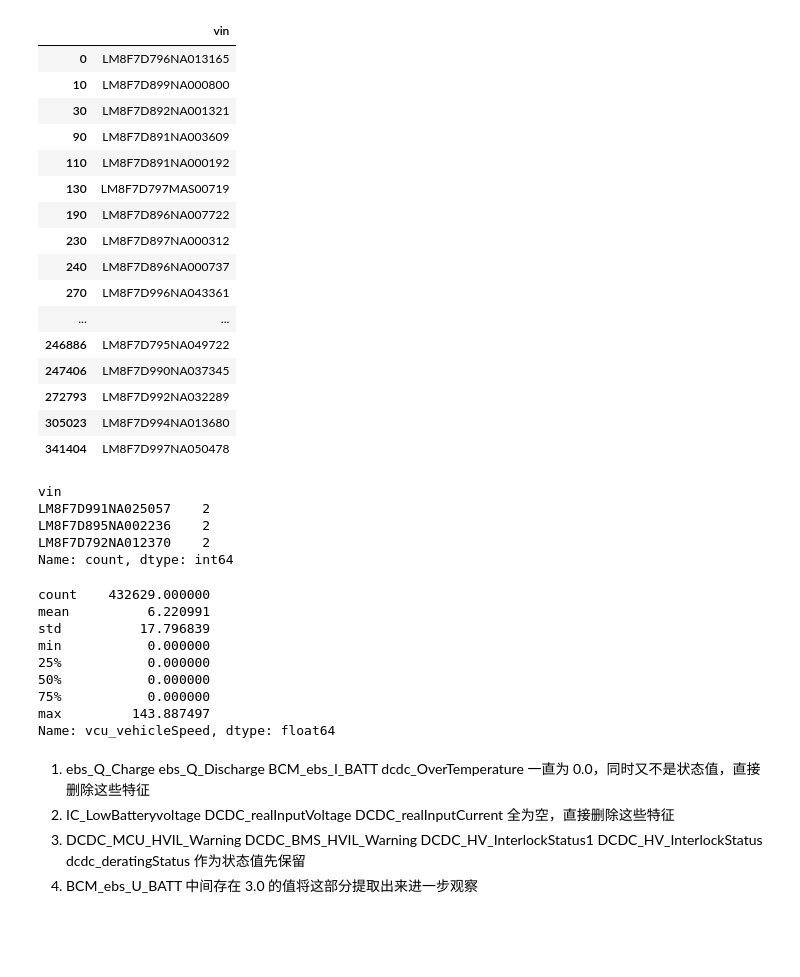
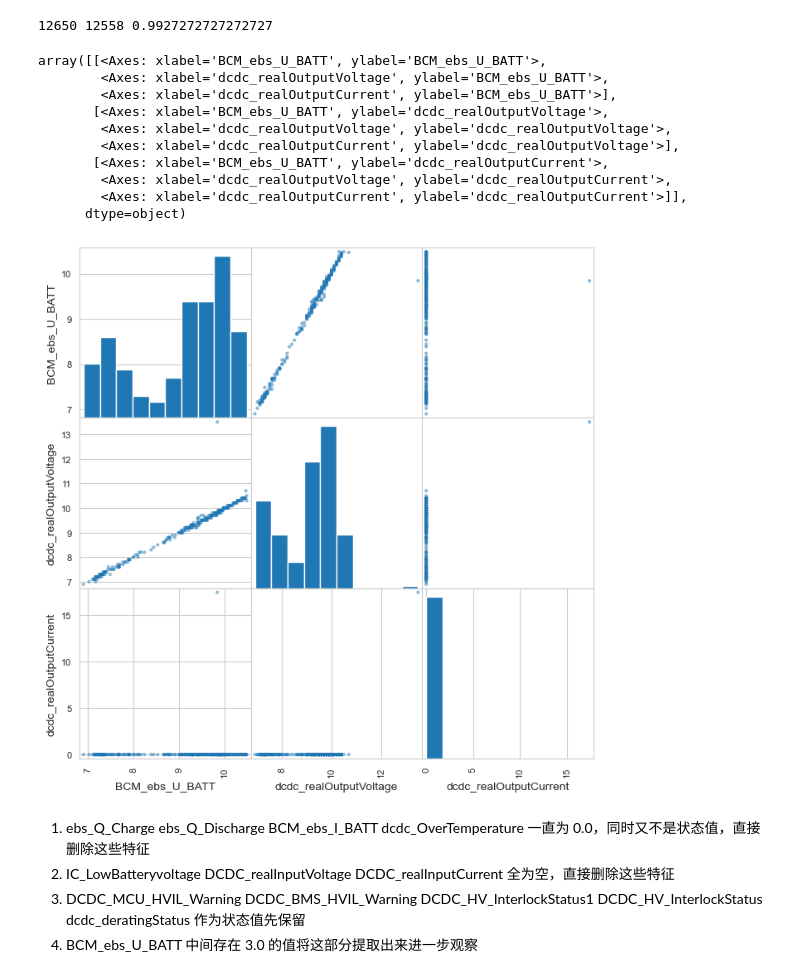
Before and after one commit to kailanyue/pydata, a Jupyter notebook: mycode/all_data.ipynb, the cells around one changed output. Cells and saved outputs as stored; diff of their text form; code cells hidden in the pictures; blank space fills up the shorter version.

```diff
--- a/mycode/all_data.ipynb
+++ b/mycode/all_data.ipynb
@@ -4,5 +4,7 @@ import pandas as pd
 from pandas.plotting import scatter_matrix
 # %%
 data_raw = pd.read_parquet("vhrdata").drop_duplicates(subset=None, keep='last', inplace=False)
-drop_columns = ["ebs_Q_Charge", "ebs_Q_Discharge", "BCM_ebs_I_BATT", "dcdc_OverTemperature","IC_LowBatteryvoltage", "DCDC_realInputVoltage", "DCDC_realInputCurrent"]
+drop_columns = ["ebs_Q_Charge", "ebs_Q_Discharge", "BCM_ebs_I_BATT", "dcdc_OverTemperature", "IC_LowBatteryvoltage",
+                "DCDC_realInputVoltage", "DCDC_realInputCurrent"]
 data_raw = data_raw.drop(columns=drop_columns)
+data_raw.info()
@@ -9,43 +29,28 @@ data_raw = data_raw.drop(columns=drop_columns)
-# %%
-pd.DataFrame(data_raw["vin"]).drop_duplicates(subset=None, keep='first', inplace=False)
-# %% [output]
-|  | vin |
-| 0 | LM8F7D796NA013165 |
-| 10 | LM8F7D899NA000800 |
-| 30 | LM8F7D892NA001321 |
-| 90 | LM8F7D891NA003609 |
-| 110 | LM8F7D891NA000192 |
-| 130 | LM8F7D797MAS00719 |
-| 190 | LM8F7D896NA007722 |
-| 230 | LM8F7D897NA000312 |
-| 240 | LM8F7D896NA000737 |
-| 270 | LM8F7D996NA043361 |
-| ... | ... |
-| 246886 | LM8F7D795NA049722 |
-| 247406 | LM8F7D990NA037345 |
-| 272793 | LM8F7D992NA032289 |
-| 305023 | LM8F7D994NA013680 |
-| 341404 | LM8F7D997NA050478 |
-# %%
-data_raw[(data_raw.bms_SOC>=30.)&(data_raw.BCM_ebs_U_BATT<10.5)&(data_raw.BCM_ebs_U_BATT>5.)]["vin"].value_counts()
-# %% [output]
-vin
-LM8F7D991NA025057    2
-LM8F7D895NA002236    2
-LM8F7D792NA012370    2
-Name: count, dtype: int64
-# %%
-data_raw["vcu_vehicleSpeed"].describe()
-# %% [output]
-count    432629.000000
-mean          6.220991
-std          17.796839
-min           0.000000
-25%           0.000000
-50%           0.000000
-75%           0.000000
-max         143.887497
-Name: vcu_vehicleSpeed, dtype: float64
+# %%
+#
+a1 = data_raw[(data_raw.BCM_ebs_U_BATT > 0) & (data_raw.BCM_ebs_U_BATT <= 10.5)].size
+b1 = data_raw[(data_raw.BCM_ebs_U_BATT > 0) & (data_raw.BCM_ebs_U_BATT <= 10.5)
+              & (data_raw.dcdc_realOutputVoltage <= 10.5) & (data_raw.dcdc_realOutputVoltage > 0)
+              #& (data_raw.vcu_dcdc_enable == 0)
+              ].size
+print(a1, b1, b1 / a1)
+# %% [output]
+12650 12558 0.9927272727272727
+# %%
+attributes = ["BCM_ebs_U_BATT", "dcdc_realOutputVoltage","dcdc_realOutputCurrent"]
+scatter_matrix(data_raw[(data_raw.BCM_ebs_U_BATT > 0) & (data_raw.BCM_ebs_U_BATT <= 10.5)][attributes], figsize=(8, 8))
+# %% [output]
+array([[<Axes: xlabel='BCM_ebs_U_BATT', ylabel='BCM_ebs_U_BATT'>,
+        <Axes: xlabel='dcdc_realOutputVoltage', ylabel='BCM_ebs_U_BATT'>,
+        <Axes: xlabel='dcdc_realOutputCurrent', ylabel='BCM_ebs_U_BATT'>],
+       [<Axes: xlabel='BCM_ebs_U_BATT', ylabel='dcdc_realOutputVoltage'>,
+        <Axes: xlabel='dcdc_realOutputVoltage', ylabel='dcdc_realOutputVoltage'>,
+        <Axes: xlabel='dcdc_realOutputCurrent', ylabel='dcdc_realOutputVoltage'>],
+       [<Axes: xlabel='BCM_ebs_U_BATT', ylabel='dcdc_realOutputCurrent'>,
+        <Axes: xlabel='dcdc_realOutputVoltage', ylabel='dcdc_realOutputCurrent'>,
+        <Axes: xlabel='dcdc_realOutputCurrent', ylabel='dcdc_realOutputCurrent'>]],
+      dtype=object)
+[figure, added]
 # %% [markdown]
 1. ebs_Q_Charge ebs_Q_Discharge BCM_ebs_I_BATT  dcdc_OverTemperature 一直为 0.0，同时又不是状态值，直接删除这些特征
 2. IC_LowBatteryvoltage  DCDC_realInputVoltage  DCDC_realInputCurrent 全为空，直接删除这些特征
```
Also changed, not shown: parts of 12 cells of this notebook, 2 other files.
